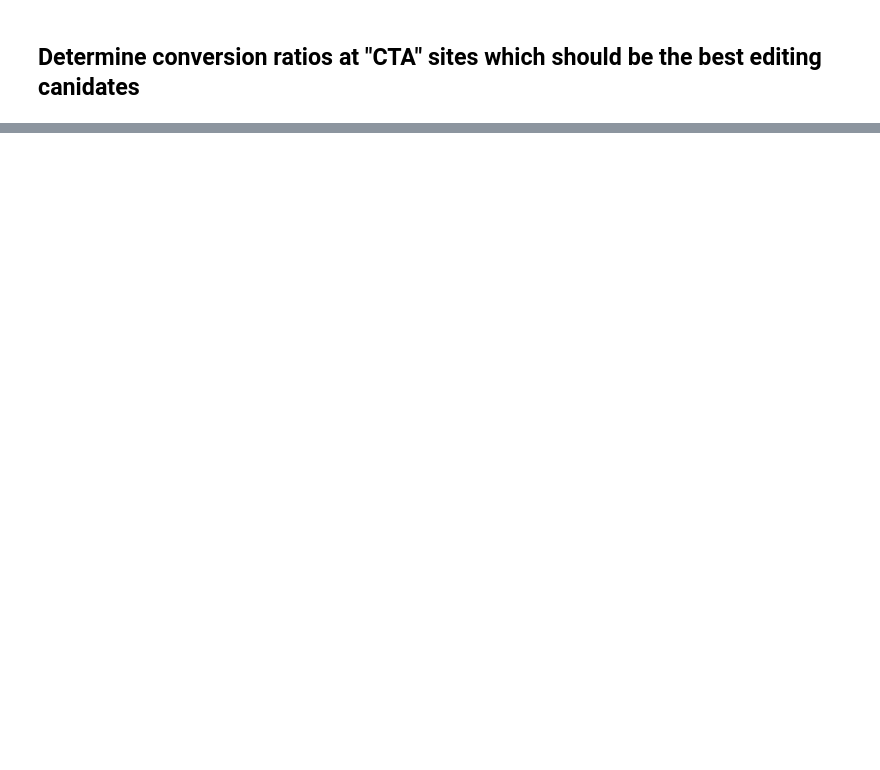
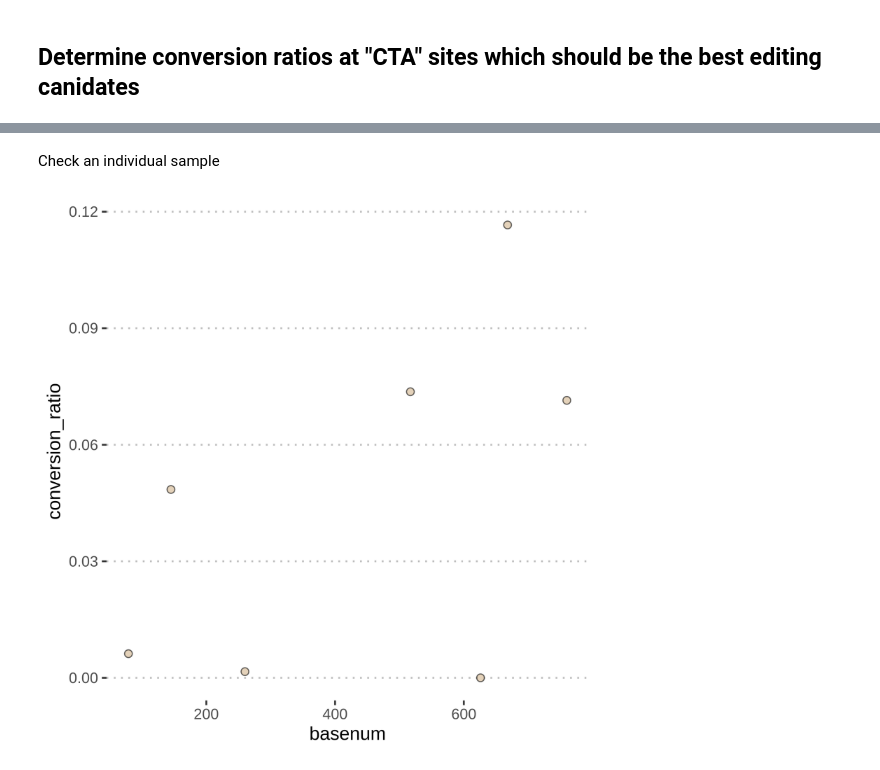
Before and after one commit to EthanHolleman/ADARColab, a Jupyter notebook: analysis/analysis_2-3-sanger-data.ipynb, the cells around one changed output, grey strips where cells are left out. Cells and saved outputs as stored; diff of their text form; code cells hidden in the pictures; blank space fills up the shorter version.

```diff
--- a/analysis/analysis_2-3-sanger-data.ipynb
+++ b/analysis/analysis_2-3-sanger-data.ipynb
@@ -513,0 +551,12 @@ R[write to console]: Saving 15 x 5 in image
+# %% [markdown]
+Check an individual sample
+# %%
+CTA_sites_s14 = CTA_sites.loc[CTA_sites['sample_ID'] == 13]
+# %%
+%%R -i CTA_sites_s14 -w 5 -h 5 --units in -r 400
+
+adar1.plt.cta.14 <- ggplot(CTA_sites_s14, aes(x=basenum, y=conversion_ratio)) +
+        geom_point(color='black', size=2, pch=21, fill='tan', alpha=0.6) + theme_pubclean()
+adar1.plt.cta.14
+# %% [output]
+[figure, added]
```
Also changed, not shown: parts of 11 cells of this notebook, 20 other files.
